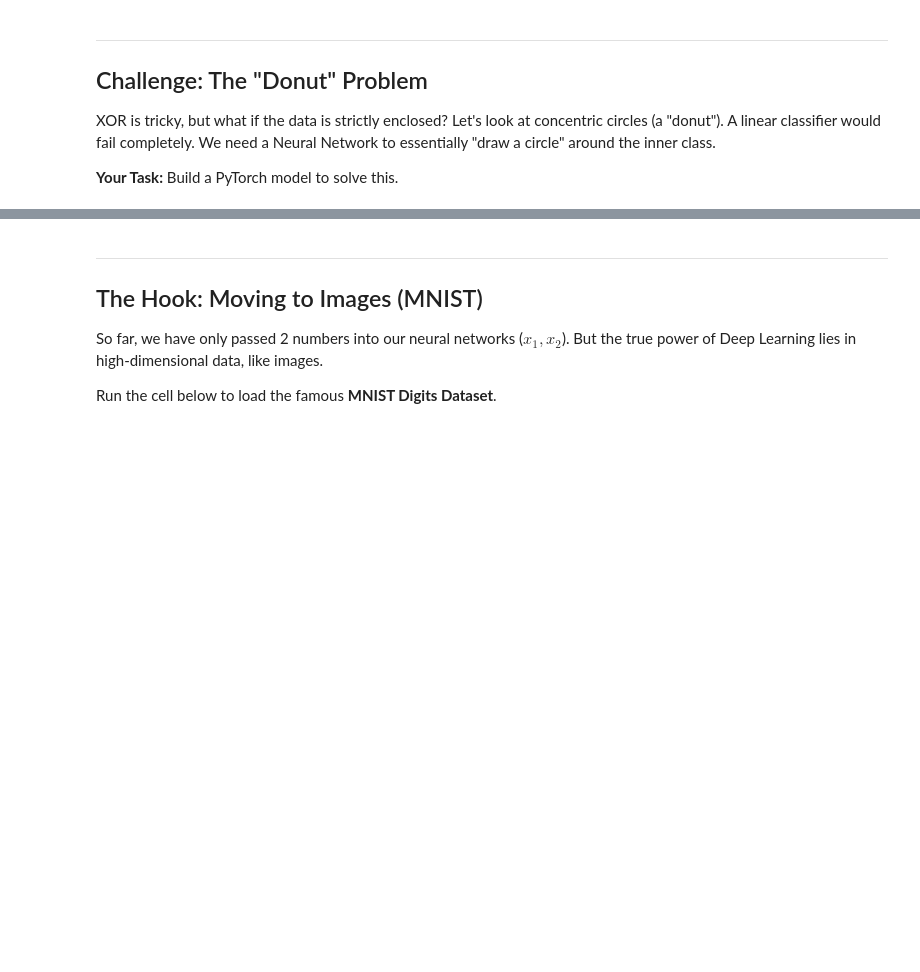
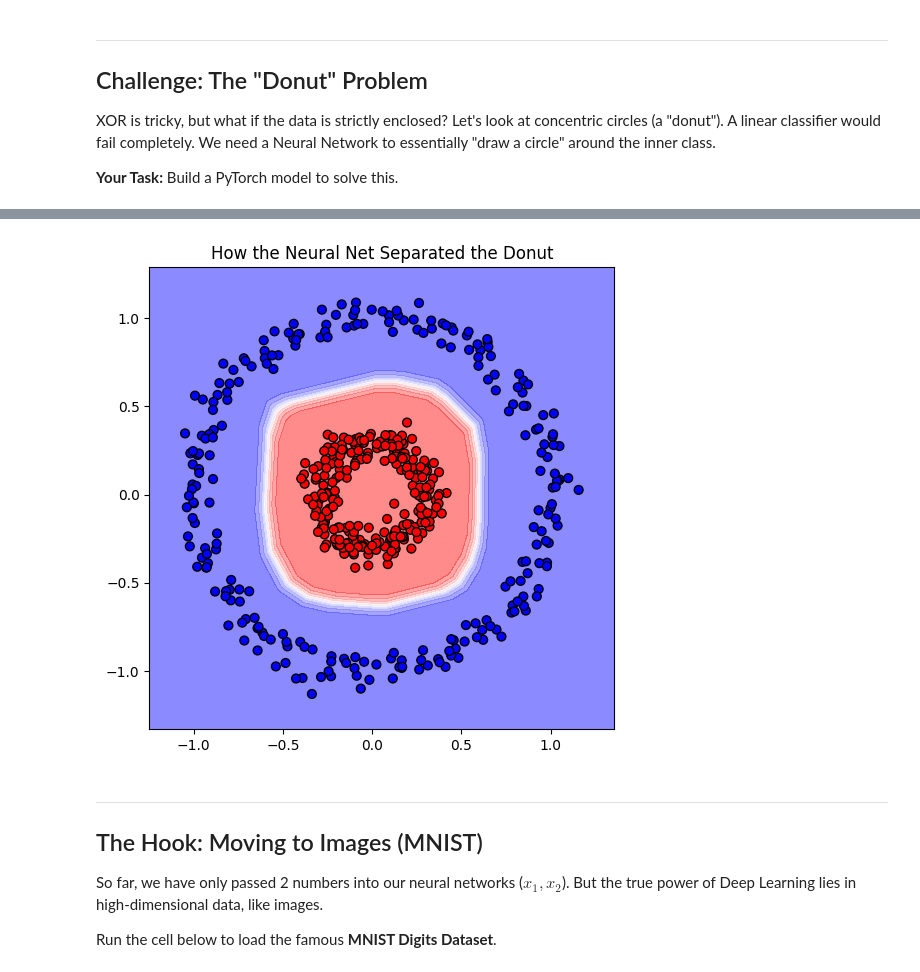
Before and after one commit to bberrium/Picsart-Academy, a Jupyter notebook: Phase 3/DL/notebooks/Neural Networks.ipynb, the cells around one changed output, grey strips where cells are left out. Drawn from its saved outputs; the diff is of its cells as text; code cells hidden in the pictures; blank space fills up the shorter version.

```diff
--- a/Phase 3/DL/notebooks/Neural Networks.ipynb
+++ b/Phase 3/DL/notebooks/Neural Networks.ipynb
@@ -284,7 +296,11 @@ plt.show()
 
 # 2. Define Model (Hint: Try nn.Linear(2, 16) -> ReLU -> Linear(16, 16) -> ReLU -> Linear(16,1))
 donut_model = nn.Sequential(
-    # TODO
+    nn.Linear(2, 16),
+    nn.ReLU(),
+    nn.Linear(16, 16),
+    nn.ReLU(),
+    nn.Linear(16, 1),
 )
 
 # 3. Training Setup
@@ -292,7 +308,18 @@ optimizer = torch.optim.Adam(donut_model.parameters(), lr=0.01)
 criterion = nn.BCEWithLogitsLoss() # Binary Cross Entropy
 
 # 4. Write the Training Loop (1000 epochs)
-# TODO
+for epoch in range(1000):
+
+  y_pred = donut_model(X_circ)
+  loss = criterion(y_pred, y_circ)
+
+  optimizer.zero_grad()
+  loss.backward()
+  optimizer.step()
+
+  if epoch % 100 == 0:
+    print(f"Epoch {epoch}, Loss: {loss.item():.4f}")
+
 
 print("Training Complete!")
 # %% [output]
@@ -301,3 +338,46 @@ ValueError: optimizer got an empty parameter list
+# %%
+def plot_decision_boundary(model, X_tensor, y_tensor):
+    # 1. Create a boundary grid based on data limits
+    x_min, x_max = X_tensor[:, 0].min() - 0.2, X_tensor[:, 0].max() + 0.2
+    y_min, y_max = X_tensor[:, 1].min() - 0.2, X_tensor[:, 1].max() + 0.2
+
+    # Generate 500x500 points covering the entire space
+    xx, yy = np.meshgrid(np.linspace(x_min, x_max, 500),
+                         np.linspace(y_min, y_max, 500))
+
+    # 2. Convert grid coordinates into a PyTorch tensor
+    grid_points = np.c_[xx.ravel(), yy.ravel()]
+    grid_tensor = torch.from_numpy(grid_points).float()
+
+    # 3. Get predictions without tracking gradients
+    model.eval()
+    with torch.no_grad():
+        logits = model(grid_tensor)
+        # Since we removed Sigmoid from the model, we apply it here to get 0 to 1 probabilities
+        probs = torch.sigmoid(logits)
+
+    # Reshape predictions back into the 2D grid shape
+    Z = probs.view(xx.shape).numpy()
+
+    # 4. Plot the results
+    plt.figure(figsize=(6, 6))
+
+    # Draw the filled color zones (faint red/blue background)
+    plt.contourf(xx, yy, Z, cmap='bwr', alpha=0.5, levels=np.linspace(0, 1, 11))
+
+    # Overlay the original dataset points
+    plt.scatter(X_tensor[:, 0], X_tensor[:, 1], c=y_tensor.numpy().ravel(), cmap='bwr', edgecolors='k', s=40)
+
+    plt.title("How the Neural Net Separated the Donut")
+    plt.xlim(x_min, x_max)
+    plt.ylim(y_min, y_max)
+    plt.grid(False)
+    plt.show()
+
+# --- CALL IT AFTER YOUR TRAINING LOOP ---
+plot_decision_boundary(donut_model, X_circ, y_circ)
+# %% [output]
+[figure, added]
 # %% [markdown]
 ---
 ## The Hook: Moving to Images (MNIST)
```
Also changed, not shown: parts of 6 cells of this notebook.
